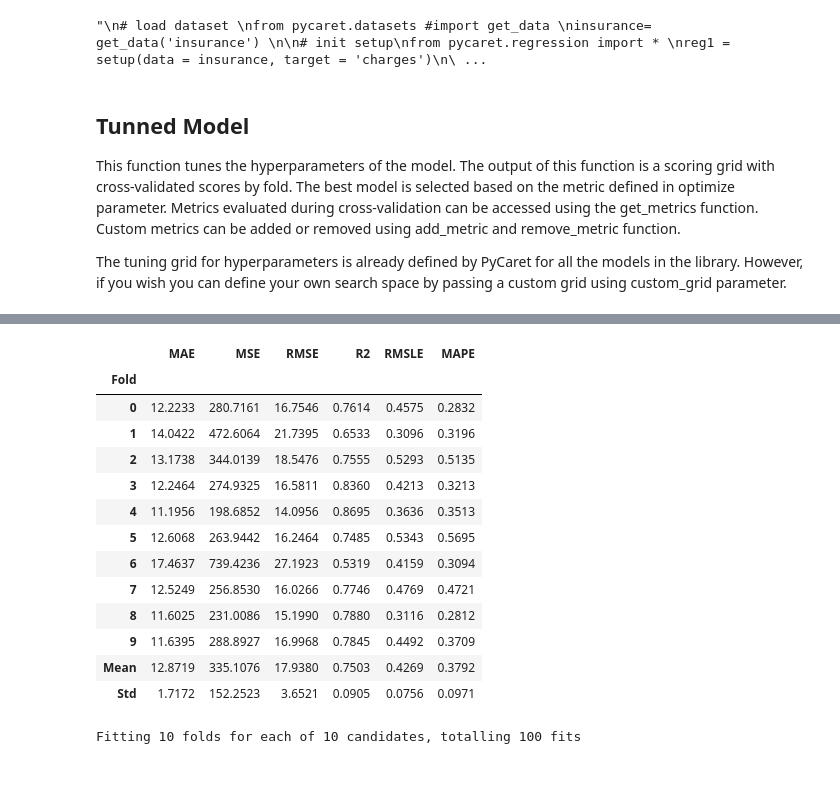
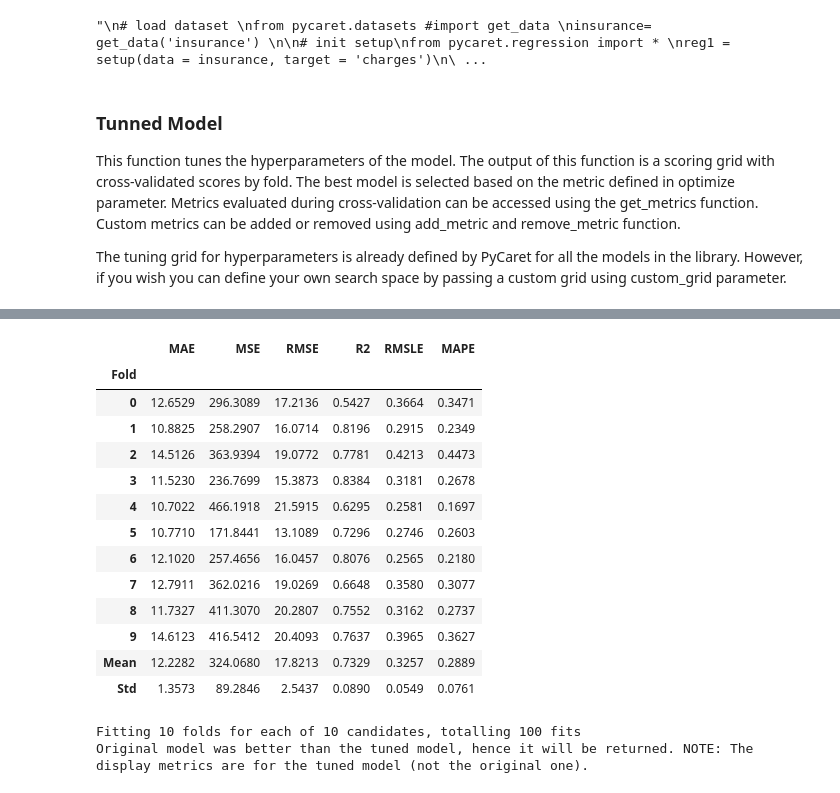
Before and after one commit to di-factory/democlient-sklearn-mxretailsalary1, a Jupyter notebook: notebooks/user_name.MLProfiling.Correlation copy.ipynb, the cells around one changed output, grey strips where cells are left out. Drawn from its saved outputs; the diff is of its cells as text; code cells hidden in the pictures.

```diff
--- a/notebooks/user_name.MLProfiling.Correlation copy.ipynb
+++ b/notebooks/user_name.MLProfiling.Correlation copy.ipynb
@@ -476,47 +477,48 @@ my_model_trained = create_model(my_own_model)
 # %% [output]
 "\n# load dataset \nfrom pycaret.datasets #import get_data \ninsurance= get_data('insurance') \n\n# init setup\nfrom pycaret.regression import * \nreg1 = setup(data = insurance, target = 'charges')\n\ ...
 # %% [markdown]
-## Tunned Model
+### Tunned Model
 This function tunes the hyperparameters of the model. The output of this function is a scoring grid with cross-validated scores by fold. The best model is selected based on the metric defined in optimize parameter. Metrics evaluated during cross-validation can be accessed using the get_metrics function. Custom metrics can be added or removed using add_metric and remove_metric function.
 
 The tuning grid for hyperparameters is already defined by PyCaret for all the models in the library. However, if you wish you can define your own search space by passing a custom grid using custom_grid parameter.
 # %%
 # Now lets find the best hyperparameters for the selected model
 
 tuned_model = tune_model(selected_model,
                          optimize = 'r2', #which metric to optimize
                          n_iter=10,
 
                          choose_better=True, #will always return a better performing model meaning that if
                                              #hyperparameter tuning doesn't improve the performance,
                                              #it will return the input model.
 
-                         custom_grid={ #comment if need full search:
-                                         'alpha': [0.01, 0.001, 0.0001],
-                                         'epsilon': [.95, 1.05, 1.25, 1.35],
-                                      }
+                         #custom_grid={ #comment if need full search:
+                          #               'alpha': [0.01, 0.001, 0.0001],
+                           #              'epsilon': [.95, 1.05, 1.25, 1.35],
+                            #          }
                         )
 
 #NOTE: choose_better doesn't affect the scoring grid that is displayed on the screen.
 #The scoring grid will always present the performance of the best model as selected by the tuner,
 #regardless of the fact that output performance < input performance.
 # %% [output]
 [interactive output not drawn]
 |  | MAE | MSE | RMSE | R2 | RMSLE | MAPE |
 | Fold |  |  |  |  |  |  |
-| 0 | 12.2233 | 280.7161 | 16.7546 | 0.7614 | 0.4575 | 0.2832 |
-| 1 | 14.0422 | 472.6064 | 21.7395 | 0.6533 | 0.3096 | 0.3196 |
-| 2 | 13.1738 | 344.0139 | 18.5476 | 0.7555 | 0.5293 | 0.5135 |
-| 3 | 12.2464 | 274.9325 | 16.5811 | 0.8360 | 0.4213 | 0.3213 |
-| 4 | 11.1956 | 198.6852 | 14.0956 | 0.8695 | 0.3636 | 0.3513 |
-| 5 | 12.6068 | 263.9442 | 16.2464 | 0.7485 | 0.5343 | 0.5695 |
-| 6 | 17.4637 | 739.4236 | 27.1923 | 0.5319 | 0.4159 | 0.3094 |
-| 7 | 12.5249 | 256.8530 | 16.0266 | 0.7746 | 0.4769 | 0.4721 |
-| 8 | 11.6025 | 231.0086 | 15.1990 | 0.7880 | 0.3116 | 0.2812 |
-| 9 | 11.6395 | 288.8927 | 16.9968 | 0.7845 | 0.4492 | 0.3709 |
-| Mean | 12.8719 | 335.1076 | 17.9380 | 0.7503 | 0.4269 | 0.3792 |
-| Std | 1.7172 | 152.2523 | 3.6521 | 0.0905 | 0.0756 | 0.0971 |
+| 0 | 12.6529 | 296.3089 | 17.2136 | 0.5427 | 0.3664 | 0.3471 |
+| 1 | 10.8825 | 258.2907 | 16.0714 | 0.8196 | 0.2915 | 0.2349 |
+| 2 | 14.5126 | 363.9394 | 19.0772 | 0.7781 | 0.4213 | 0.4473 |
+| 3 | 11.5230 | 236.7699 | 15.3873 | 0.8384 | 0.3181 | 0.2678 |
+| 4 | 10.7022 | 466.1918 | 21.5915 | 0.6295 | 0.2581 | 0.1697 |
+| 5 | 10.7710 | 171.8441 | 13.1089 | 0.7296 | 0.2746 | 0.2603 |
+| 6 | 12.1020 | 257.4656 | 16.0457 | 0.8076 | 0.2565 | 0.2180 |
+| 7 | 12.7911 | 362.0216 | 19.0269 | 0.6648 | 0.3580 | 0.3077 |
+| 8 | 11.7327 | 411.3070 | 20.2807 | 0.7552 | 0.3162 | 0.2737 |
+| 9 | 14.6123 | 416.5412 | 20.4093 | 0.7637 | 0.3965 | 0.3627 |
+| Mean | 12.2282 | 324.0680 | 17.8213 | 0.7329 | 0.3257 | 0.2889 |
+| Std | 1.3573 | 89.2846 | 2.5437 | 0.0890 | 0.0549 | 0.0761 |
 Fitting 10 folds for each of 10 candidates, totalling 100 fits
+Original model was better than the tuned model, hence it will be returned. NOTE: The display metrics are for the tuned model (not the original one).
 # %%
 #PyCaret integrates seamlessly with many different libraries for hyperparameter tuning.
 #This gives you access to many different types of search algorithms including random, bayesian, optuna, TPE,
```
Also changed, not shown: parts of 51 cells of this notebook, 6 other files.
